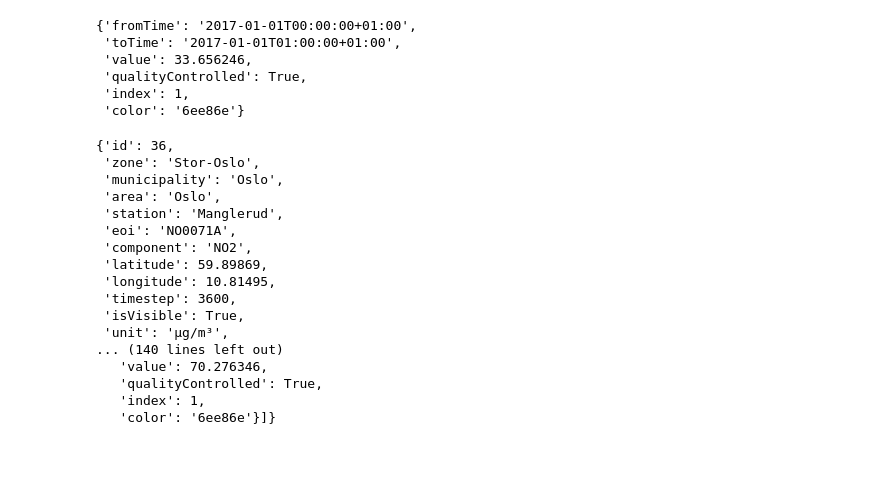
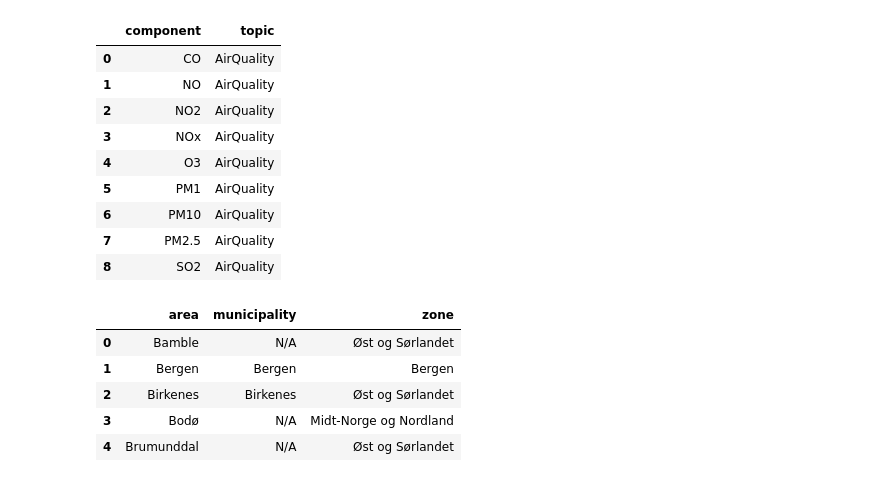
Before and after one commit to URBAG-ICTA/DownloadOsloData, a Jupyter notebook: DownloadOsloData.ipynb, the cells around one changed output. Saved outputs shown, nothing was run; the diff lists cells and outputs as text; code cells hidden in the pictures; blank space fills up the shorter version.

```diff
--- a/DownloadOsloData.ipynb
+++ b/DownloadOsloData.ipynb
@@ -61,29 +9,23 @@ df.head()
-# %%
-df['values'][0]
-# %% [output]
-{'fromTime': '2017-01-01T00:00:00+01:00',
- 'toTime': '2017-01-01T01:00:00+01:00',
- 'value': 33.656246,
- 'qualityControlled': True,
- 'index': 1,
- 'color': '6ee86e'}
-# %%
-res[0]
-# %% [output]
-{'id': 36,
- 'zone': 'Stor-Oslo',
- 'municipality': 'Oslo',
- 'area': 'Oslo',
- 'station': 'Manglerud',
- 'eoi': 'NO0071A',
- 'component': 'NO2',
- 'latitude': 59.89869,
- 'longitude': 10.81495,
- 'timestep': 3600,
- 'isVisible': True,
- 'unit': 'µg/m³',
-... (140 lines left out)
-   'value': 70.276346,
-   'qualityControlled': True,
-   'index': 1,
-   'color': '6ee86e'}]}
+# %%
+oa.getAllPossibleComponents()
+# %% [output]
+|  | component | topic |
+| 0 | CO | AirQuality |
+| 1 | NO | AirQuality |
+| 2 | NO2 | AirQuality |
+| 3 | NOx | AirQuality |
+| 4 | O3 | AirQuality |
+| 5 | PM1 | AirQuality |
+| 6 | PM10 | AirQuality |
+| 7 | PM2.5 | AirQuality |
+| 8 | SO2 | AirQuality |
+# %%
+#remove .head to see full list
+oa.getAllPossibleAreas().head()
+# %% [output]
+|  | area | municipality | zone |
+| 0 | Bamble | N/A | Øst og Sørlandet |
+| 1 | Bergen | Bergen | Bergen |
+| 2 | Birkenes | Birkenes | Øst og Sørlandet |
+| 3 | Bodø | N/A | Midt-Norge og Nordland |
+| 4 | Brumunddal | N/A | Øst og Sørlandet |
```
Also changed, not shown: parts of 16 cells of this notebook, 1 other file.
